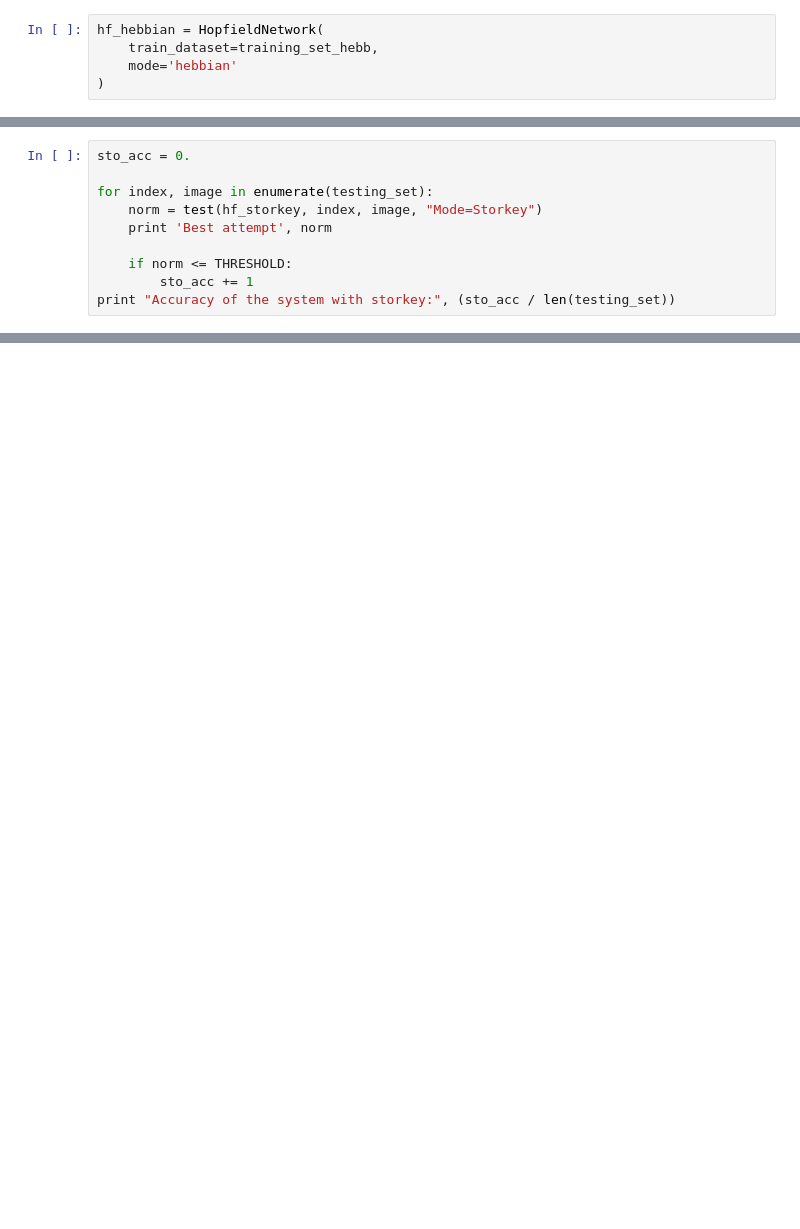
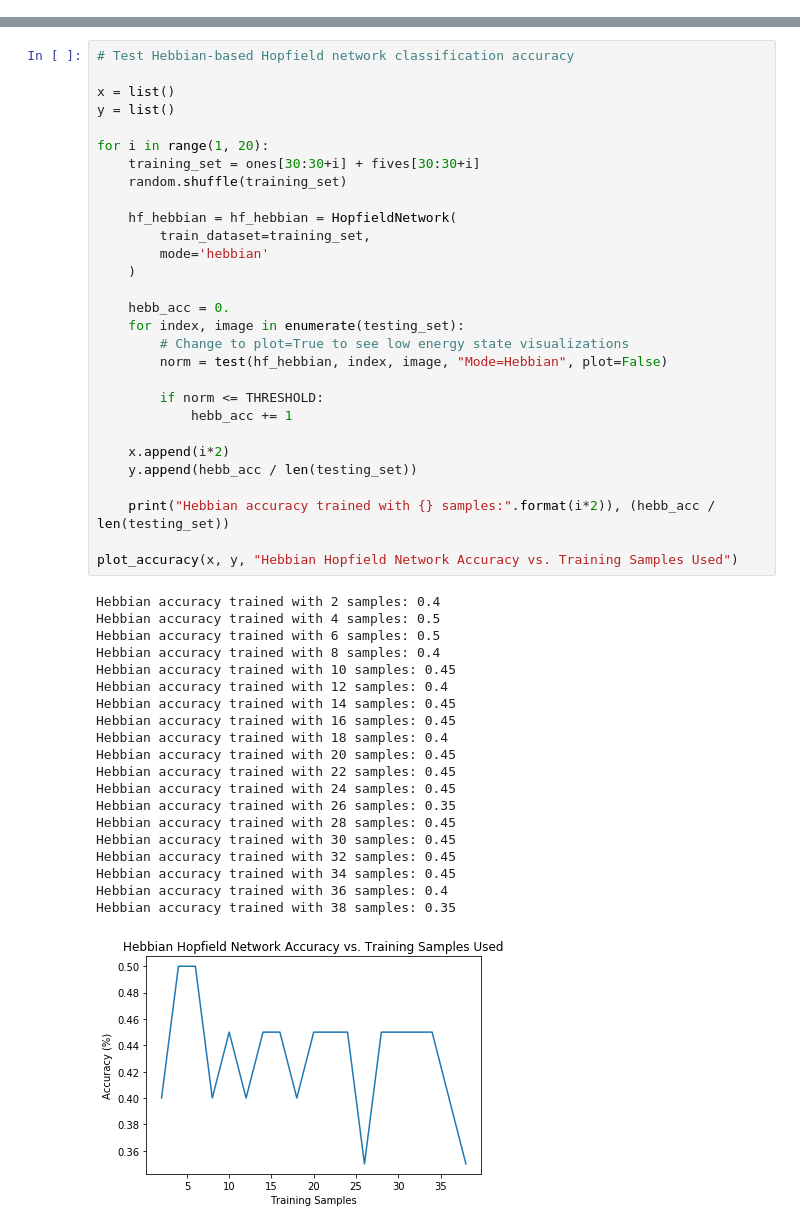
Before and after one commit to baghadiya/comp4107-a3, a Jupyter notebook: a3q1.ipynb, the cells around one changed output, grey strips where cells are left out. Cells and saved outputs as stored; diff of their text form; blank space fills up the shorter version.

Commit message:
Contrasting Storkey vs. Hebbian Classification accuracy

```diff
--- a/a3q1.ipynb
+++ b/a3q1.ipynb
@@ -37,8 +24,3 @@ hf_storkey = HopfieldNetwork(
-# %%
-hf_hebbian = HopfieldNetwork(
-    train_dataset=training_set_hebb,
-    mode='hebbian'
-)
 # %%
 from scipy.misc import imrotate
 
@@ -123,10 +82,0 @@ Contrast norm 22.2710574513
-# %%
-sto_acc = 0.
-
-for index, image in enumerate(testing_set):
-    norm = test(hf_storkey, index, image, "Mode=Storkey")
-    print 'Best attempt', norm
-
-    if norm <= THRESHOLD:
-        sto_acc += 1
-print "Accuracy of the system with storkey:", (sto_acc / len(testing_set))
@@ -153,0 +83,50 @@ Contrast norm 34.1760149813
+# %%
+# Test Hebbian-based Hopfield network classification accuracy
+
+x = list()
+y = list()
+
+for i in range(1, 20):
+    training_set = ones[30:30+i] + fives[30:30+i]
+    random.shuffle(training_set)
+
+    hf_hebbian = hf_hebbian = HopfieldNetwork(
+        train_dataset=training_set,
+        mode='hebbian'
+    )
+
+    hebb_acc = 0.
+    for index, image in enumerate(testing_set):
+        # Change to plot=True to see low energy state visualizations
+        norm = test(hf_hebbian, index, image, "Mode=Hebbian", plot=False)
+
+        if norm <= THRESHOLD:
+            hebb_acc += 1
+
+    x.append(i*2)
+    y.append(hebb_acc / len(testing_set))
+
+    print("Hebbian accuracy trained with {} samples:".format(i*2)), (hebb_acc / len(testing_set))
+
+plot_accuracy(x, y, "Hebbian Hopfield Network Accuracy vs. Training Samples Used")
+# %% [output]
+Hebbian accuracy trained with 2 samples: 0.4
+Hebbian accuracy trained with 4 samples: 0.5
+Hebbian accuracy trained with 6 samples: 0.5
+Hebbian accuracy trained with 8 samples: 0.4
+Hebbian accuracy trained with 10 samples: 0.45
+Hebbian accuracy trained with 12 samples: 0.4
+Hebbian accuracy trained with 14 samples: 0.45
+Hebbian accuracy trained with 16 samples: 0.45
+Hebbian accuracy trained with 18 samples: 0.4
+Hebbian accuracy trained with 20 samples: 0.45
+Hebbian accuracy trained with 22 samples: 0.45
+Hebbian accuracy trained with 24 samples: 0.45
+Hebbian accuracy trained with 26 samples: 0.35
+Hebbian accuracy trained with 28 samples: 0.45
+Hebbian accuracy trained with 30 samples: 0.45
+Hebbian accuracy trained with 32 samples: 0.45
+Hebbian accuracy trained with 34 samples: 0.45
+Hebbian accuracy trained with 36 samples: 0.4
+Hebbian accuracy trained with 38 samples: 0.35
+[figure, added]
```
Also changed, not shown: parts of 7 cells of this notebook, 1 other file.
